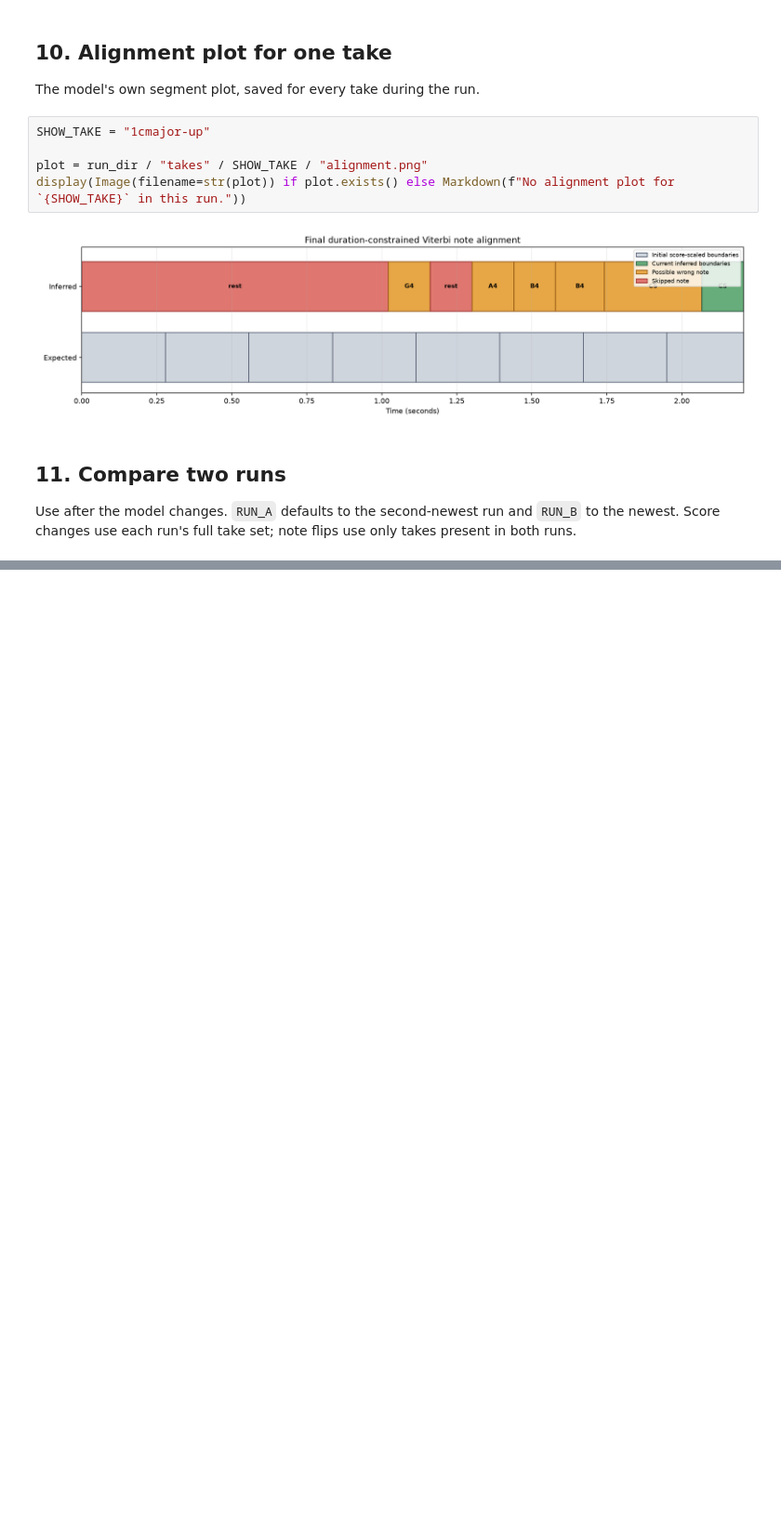
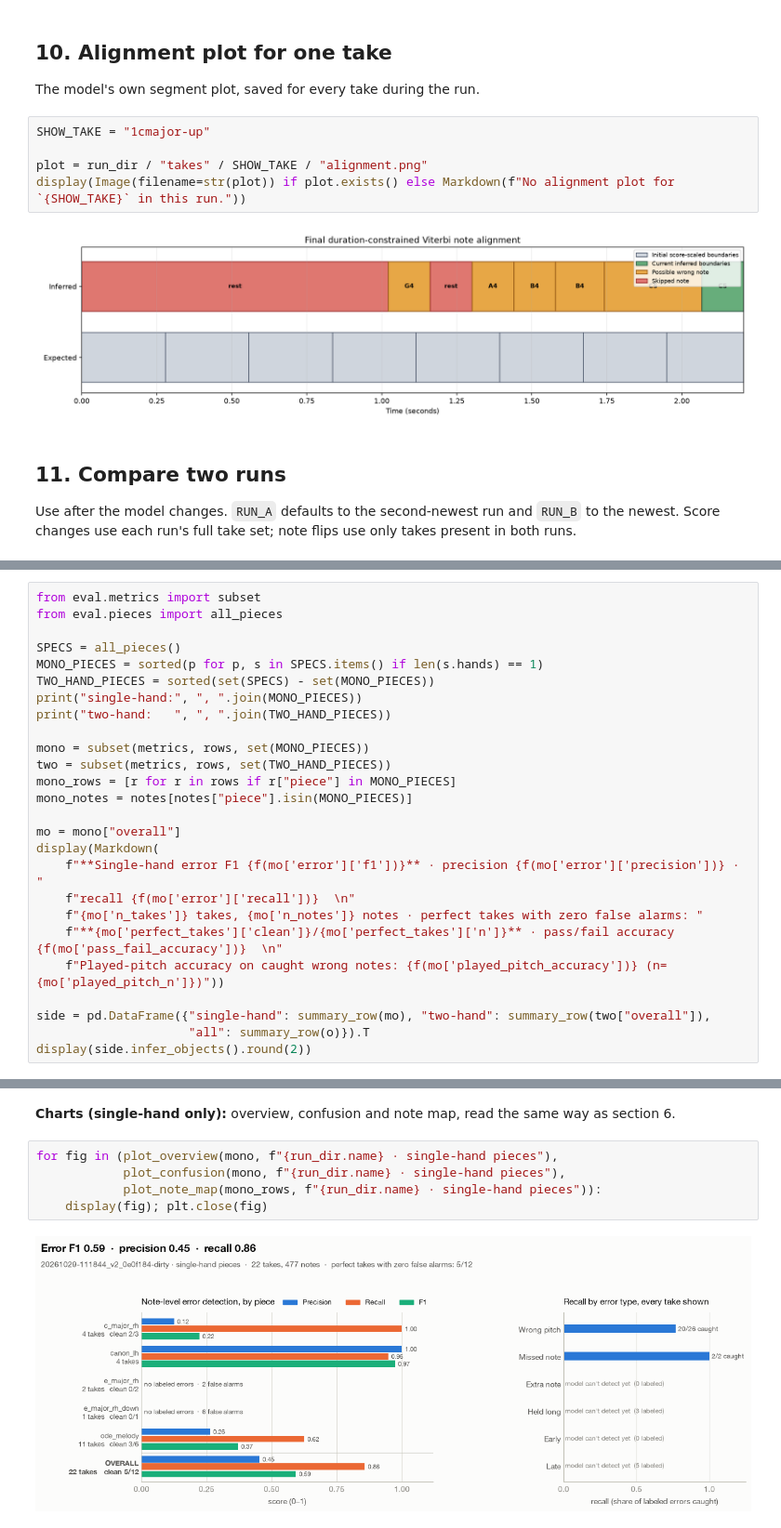
Before and after one commit to thomaschin35/automatic-piano-evaluation-hmm, a Jupyter notebook: eval/results.ipynb, the cells around one changed output, grey strips where cells are left out. Shown at 93% size. Saved outputs shown, nothing was run; the diff lists cells and outputs as text; blank space fills up the shorter version.

Commit message:
eval updates

```diff
--- a/eval/results.ipynb
+++ b/eval/results.ipynb
@@ -311,0 +319,26 @@ No notes changed.
+# %%
+from eval.metrics import subset
+from eval.pieces import all_pieces
+
+SPECS = all_pieces()
+MONO_PIECES = sorted(p for p, s in SPECS.items() if len(s.hands) == 1)
+TWO_HAND_PIECES = sorted(set(SPECS) - set(MONO_PIECES))
+print("single-hand:", ", ".join(MONO_PIECES))
+print("two-hand:   ", ", ".join(TWO_HAND_PIECES))
+
+mono = subset(metrics, rows, set(MONO_PIECES))
+two = subset(metrics, rows, set(TWO_HAND_PIECES))
+mono_rows = [r for r in rows if r["piece"] in MONO_PIECES]
+mono_notes = notes[notes["piece"].isin(MONO_PIECES)]
+
+mo = mono["overall"]
+display(Markdown(
+    f"**Single-hand error F1 {f(mo['error']['f1'])}** · precision {f(mo['error']['precision'])} · "
+    f"recall {f(mo['error']['recall'])}  \n"
+    f"{mo['n_takes']} takes, {mo['n_notes']} notes · perfect takes with zero false alarms: "
+    f"**{mo['perfect_takes']['clean']}/{mo['perfect_takes']['n']}** · pass/fail accuracy {f(mo['pass_fail_accuracy'])}  \n"
+    f"Played-pitch accuracy on caught wrong notes: {f(mo['played_pitch_accuracy'])} (n={mo['played_pitch_n']})"))
+
+side = pd.DataFrame({"single-hand": summary_row(mo), "two-hand": summary_row(two["overall"]),
+                     "all": summary_row(o)}).T
+display(side.infer_objects().round(2))
@@ -311,0 +369,9 @@ No notes changed.
+# %% [markdown]
+**Charts (single-hand only):** overview, confusion and note map, read the same way as section 6.
+# %%
+for fig in (plot_overview(mono, f"{run_dir.name} · single-hand pieces"),
+            plot_confusion(mono, f"{run_dir.name} · single-hand pieces"),
+            plot_note_map(mono_rows, f"{run_dir.name} · single-hand pieces")):
+    display(fig); plt.close(fig)
+# %% [output]
+[figure, added]
```
Also changed, not shown: parts of 12 cells of this notebook, 9 other files.
